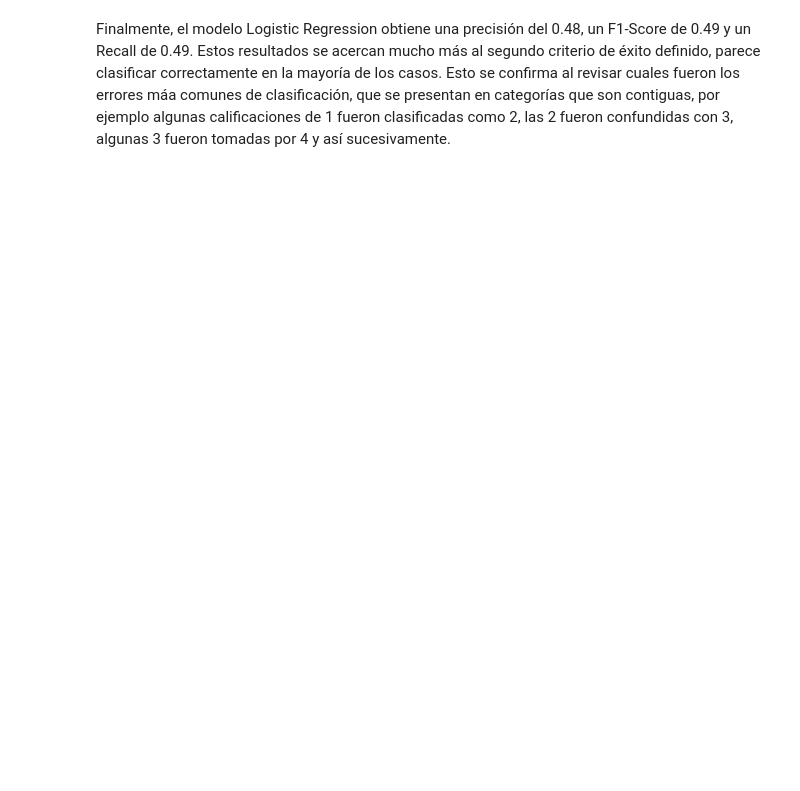
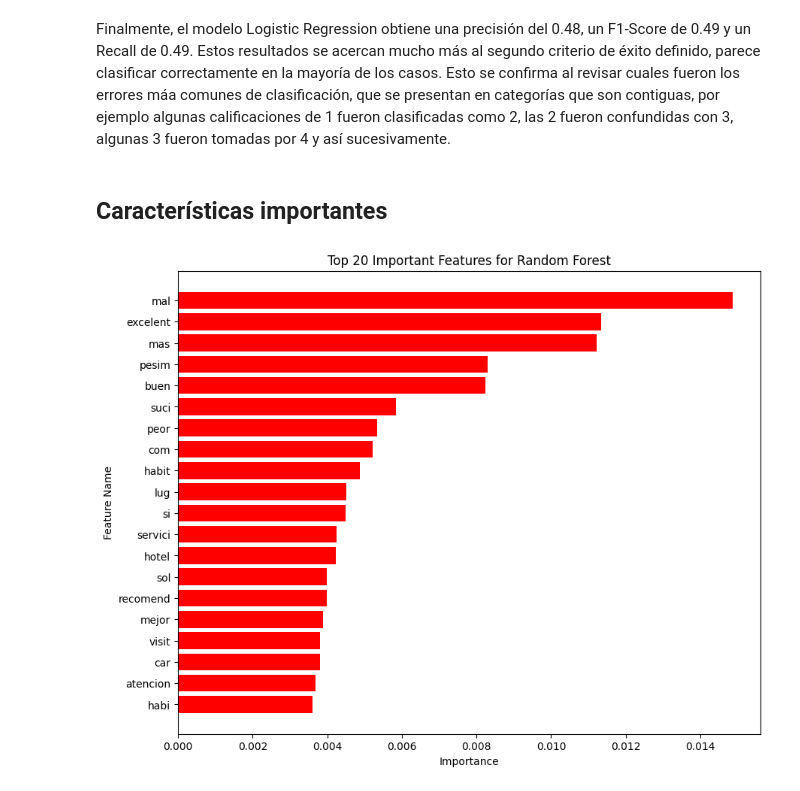
Before and after one commit to BI-Grupo36/Proyecto1_Etapa1, a Jupyter notebook: Proyecto1_Etapa1.ipynb, the cells around one changed output. Drawn from its saved outputs; the diff is of its cells as text; code cells hidden in the pictures; blank space fills up the shorter version.

Commit message:
características y palabras importantes

```diff
--- a/Proyecto1_Etapa1.ipynb
+++ b/Proyecto1_Etapa1.ipynb
@@ -1161,2 +1161,22 @@ plt.show()
 # %% [markdown]
 Finalmente, el modelo Logistic Regression obtiene una precisión del 0.48, un F1-Score de 0.49 y un Recall de 0.49. Estos resultados se acercan mucho más al segundo criterio de éxito definido, parece clasificar correctamente en la mayoría de los casos. Esto se confirma al revisar cuales fueron los errores máa comunes de clasificación, que se presentan en categorías que son contiguas, por ejemplo algunas calificaciones de 1 fueron clasificadas como 2, las 2 fueron confundidas con 3, algunas 3 fueron tomadas por 4 y así sucesivamente.
+# %% [markdown]
+## Características importantes
+# %%
+# Obtaining the top 20 important features for Random Forest
+importances = random_forest.feature_importances_
+indices = np.argsort(importances)[::-1][:20]  # Selecting the top 20 features
+
+# Obtaining feature names
+feature_names = tfidf_vectorizer.get_feature_names_out()
+
+plt.figure(figsize=(10, 8))
+plt.title("Top 20 Important Features for Random Forest")
+plt.barh(range(len(indices)), importances[indices], color="r", align="center")
+plt.yticks(range(len(indices)), [feature_names[i] for i in indices])  # Using feature names
+plt.xlabel('Importance')
+plt.ylabel('Feature Name')
+plt.gca().invert_yaxis()  # Invert y-axis to have the most important feature at the top
+plt.show()
+# %% [output]
+[figure, added]
```
Also changed, not shown: parts of 24 cells of this notebook, 1 other file.
